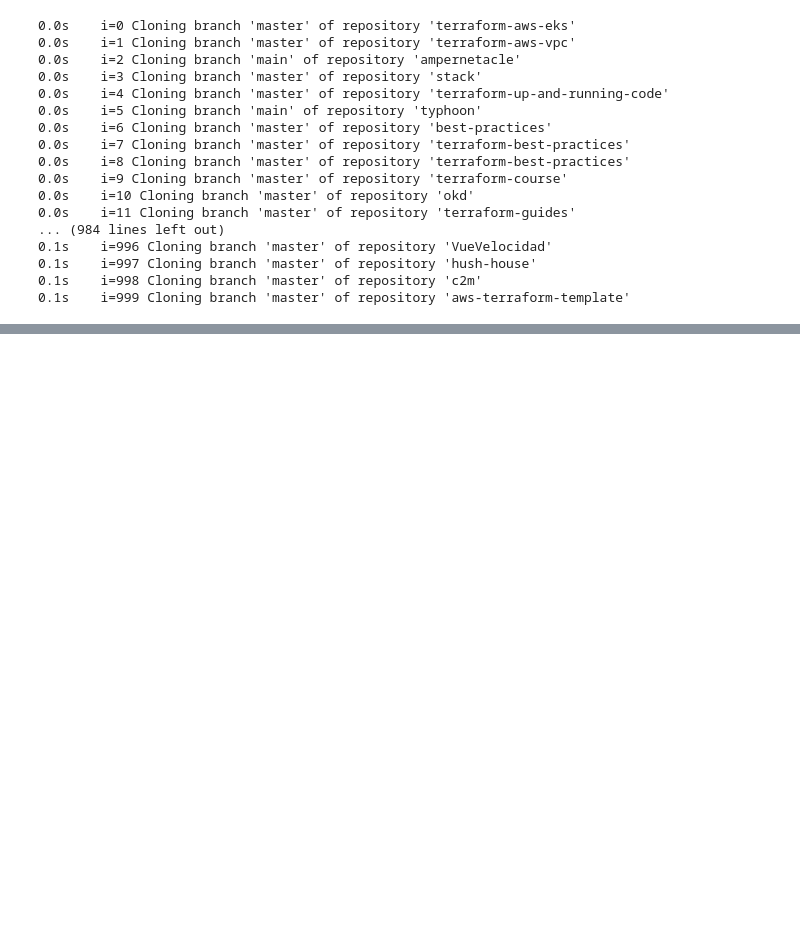
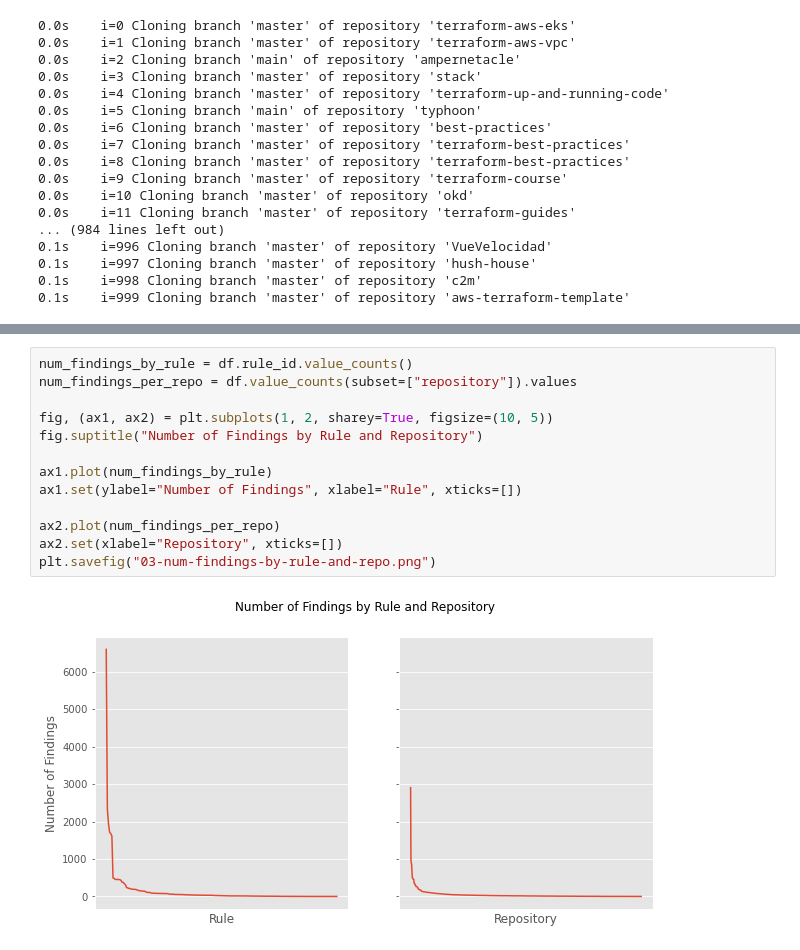
Before and after one commit to cloudlines-de/cloudlines-blog-resources, a Jupyter notebook: terraform-security-issues/The Most Common Terraform Security Issues in 1000 GitHub Open Source Projects.ipynb, the cells around one changed output, grey strips where cells are left out. Drawn from its saved outputs; the diff is of its cells as text; blank space fills up the shorter version.

```diff
--- a/terraform-security-issues/The Most Common Terraform Security Issues in 1000 GitHub Open Source Projects.ipynb
+++ b/terraform-security-issues/The Most Common Terraform Security Issues in 1000 GitHub Open Source Projects.ipynb
@@ -197,0 +294,15 @@ df.head()
+# %%
+num_findings_by_rule = df.rule_id.value_counts()
+num_findings_per_repo = df.value_counts(subset=["repository"]).values
+
+fig, (ax1, ax2) = plt.subplots(1, 2, sharey=True, figsize=(10, 5))
+fig.suptitle("Number of Findings by Rule and Repository")
+
+ax1.plot(num_findings_by_rule)
+ax1.set(ylabel="Number of Findings", xlabel="Rule", xticks=[])
+
+ax2.plot(num_findings_per_repo)
+ax2.set(xlabel="Repository", xticks=[])
+plt.savefig("03-num-findings-by-rule-and-repo.png")
+# %% [output]
+[figure, added]
```
Also changed, not shown: parts of 13 cells of this notebook, 4 other files.
